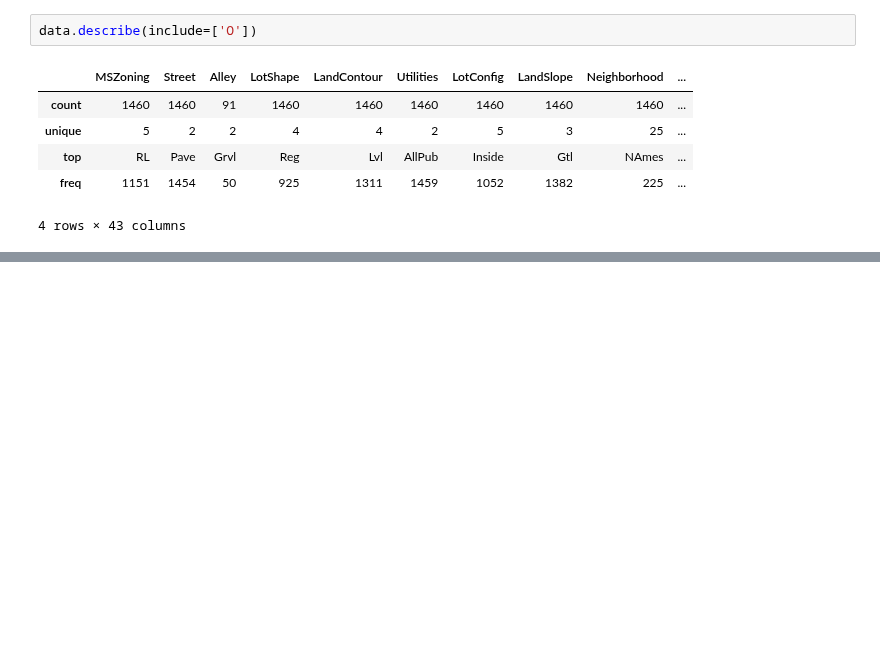
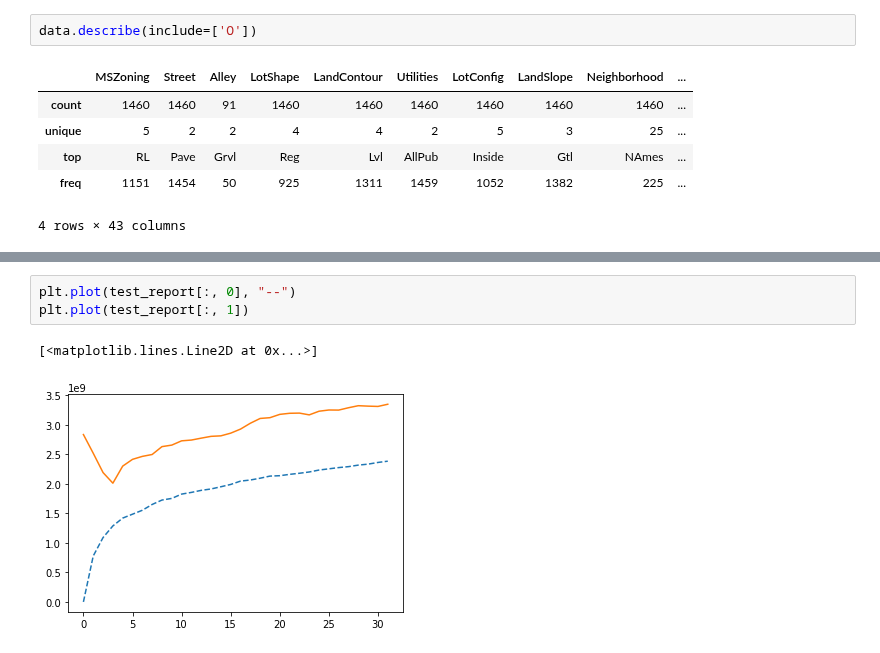
Before and after one commit to BenInTheBox/DataScienceInPractice, a Jupyter notebook: project/main.ipynb, the cells around one changed output, grey strips where cells are left out. Saved outputs shown, nothing was run; the diff lists cells and outputs as text; blank space fills up the shorter version.

```diff
--- a/project/main.ipynb
+++ b/project/main.ipynb
@@ -62,0 +239,6 @@ data.describe(include=['O'])
+# %%
+plt.plot(test_report[:, 0], "--")
+plt.plot(test_report[:, 1])
+# %% [output]
+[<matplotlib.lines.Line2D at 0x...>]
+[figure, added]
```
Also changed, not shown: parts of 20 cells of this notebook, 1 other file.
